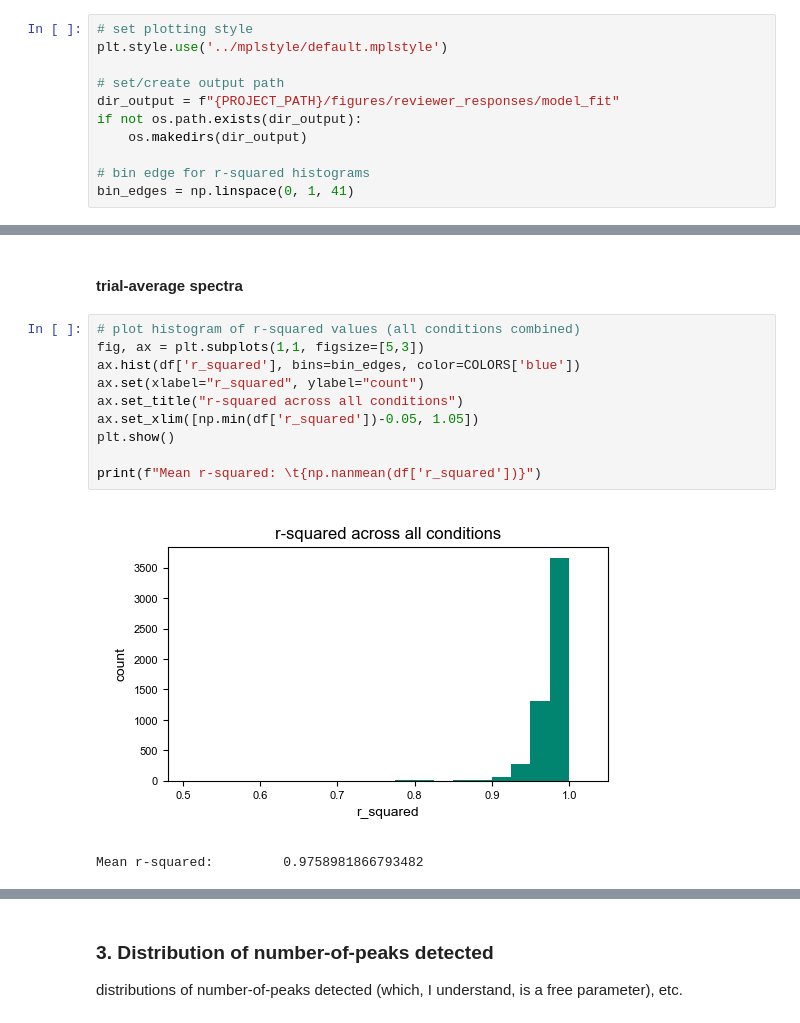
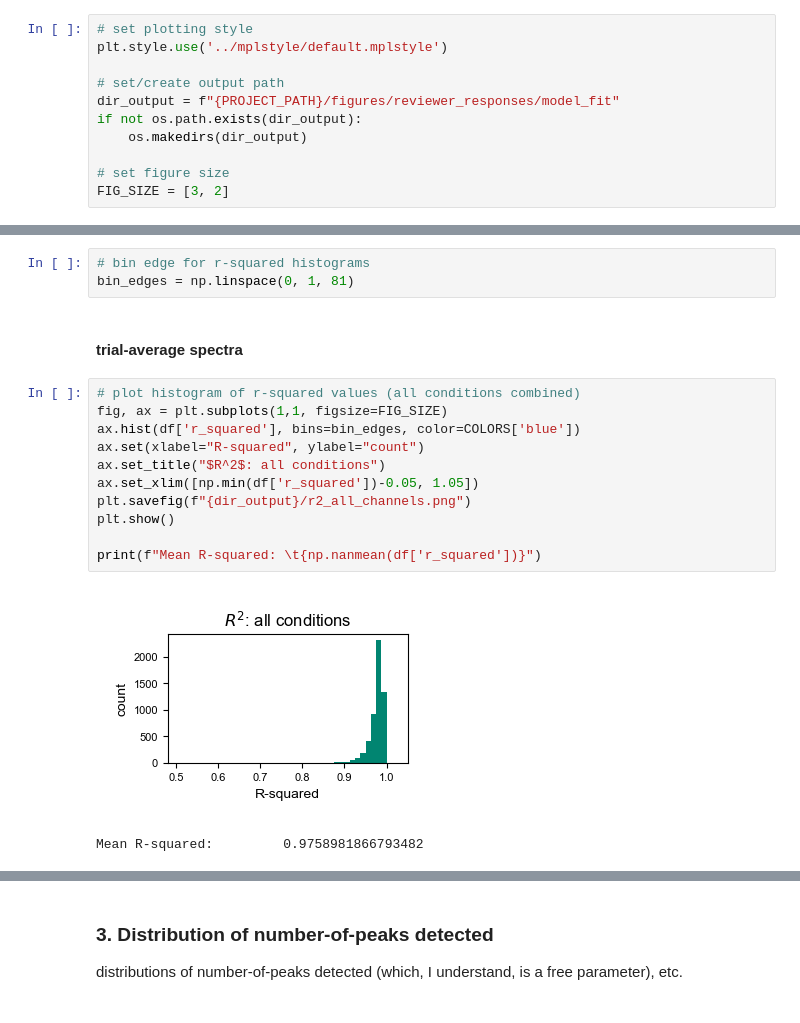
Before and after one commit to voytekresearch/oscillation_vs_exponent, a Jupyter notebook: notebooks/assess_model_fits.ipynb, the cells around one changed output, grey strips where cells are left out. Cells and saved outputs as stored; diff of their text form.

```diff
--- a/notebooks/assess_model_fits.ipynb
+++ b/notebooks/assess_model_fits.ipynb
@@ -35,8 +35,8 @@ dir_output = f"{PROJECT_PATH}/figures/reviewer_responses/model_fit"
 if not os.path.exists(dir_output):
     os.makedirs(dir_output)
 
-# bin edge for r-squared histograms
-bin_edges = np.linspace(0, 1, 41)
+# set figure size
+FIG_SIZE = [3, 2]
 # %% [markdown]
 ## Main
 # %% [markdown]
@@ -129,21 +134,25 @@ plt.savefig(f"{dir_output}/example_fits.png")
 distributions of fit r^2 statistics across electrodes, separately for baseline and encoding periods
 # %% [markdown]
 Response: The mean r-squared value across all spectra fit was 0.976. R-squared values were similar across all conditions.
+# %%
+# bin edge for r-squared histograms
+bin_edges = np.linspace(0, 1, 81)
 # %% [markdown]
 #### trial-average spectra
 # %%
 # plot histogram of r-squared values (all conditions combined)
-fig, ax = plt.subplots(1,1, figsize=[5,3])
+fig, ax = plt.subplots(1,1, figsize=FIG_SIZE)
 ax.hist(df['r_squared'], bins=bin_edges, color=COLORS['blue'])
-ax.set(xlabel="r_squared", ylabel="count")
-ax.set_title("r-squared across all conditions")
+ax.set(xlabel="R-squared", ylabel="count")
+ax.set_title("$R^2$: all conditions")
 ax.set_xlim([np.min(df['r_squared'])-0.05, 1.05])
+plt.savefig(f"{dir_output}/r2_all_channels.png")
 plt.show()
 
-print(f"Mean r-squared: \t{np.nanmean(df['r_squared'])}")
+print(f"Mean R-squared: \t{np.nanmean(df['r_squared'])}")
 # %% [output]
-[figure, old version]
+[figure, new version]
-Mean r-squared:         0.9758981866793482
+Mean R-squared:         0.9758981866793482
 # %%
 # plot histogram of r-squared values (baseline v. encoding)
 
```
Also changed, not shown: parts of 10 cells of this notebook.
